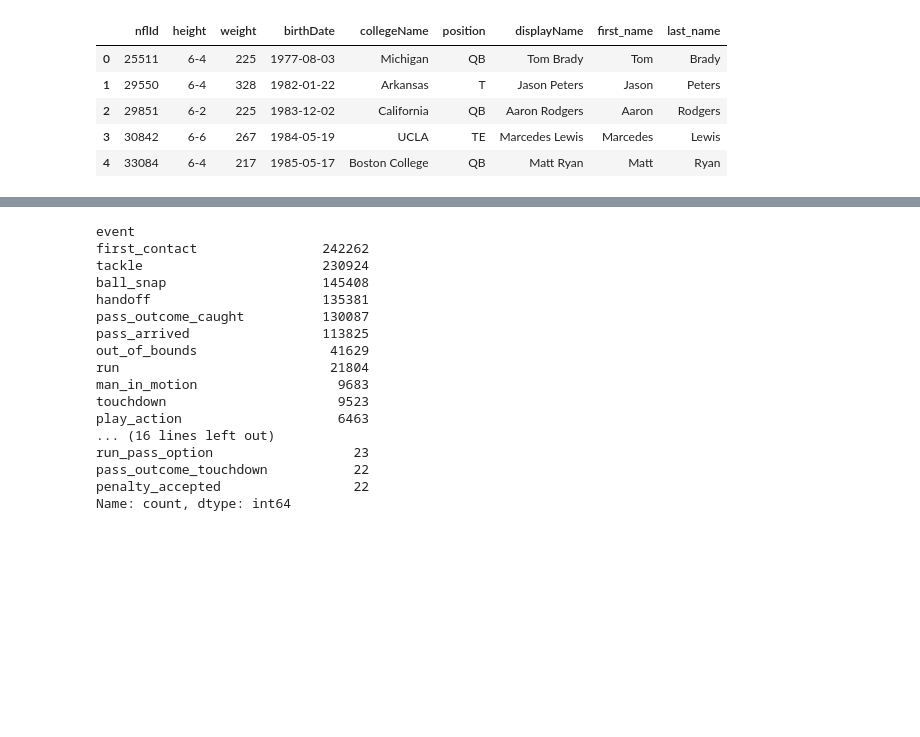
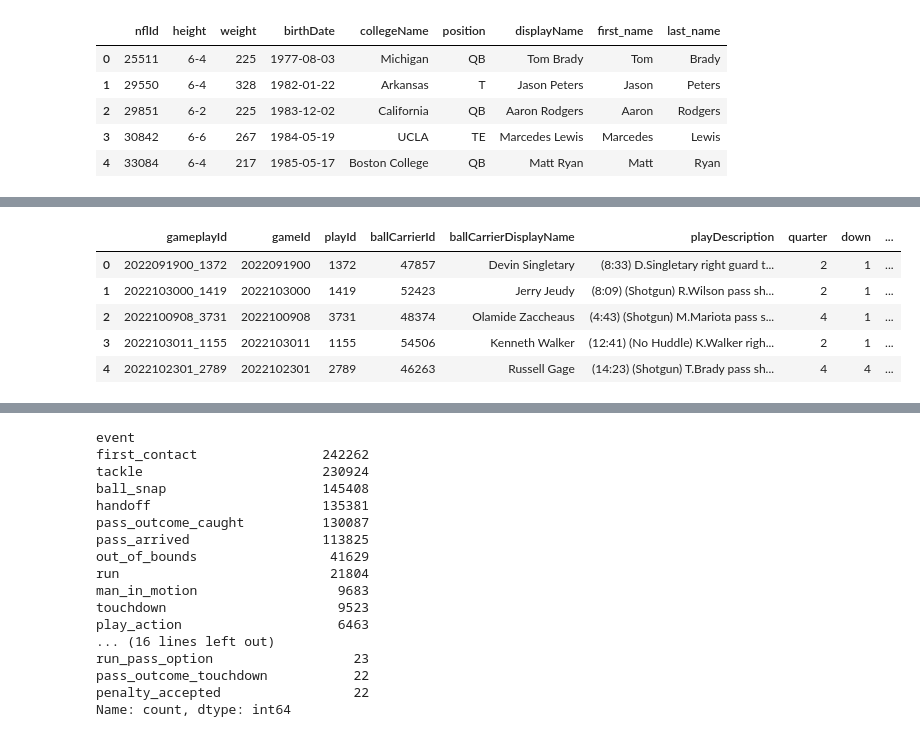
Before and after one commit to am-cook/bdb2024, a Jupyter notebook: injury_work.ipynb, the cells around one changed output, grey strips where cells are left out. Saved outputs shown, nothing was run; the diff lists cells and outputs as text; code cells hidden in the pictures; blank space fills up the shorter version.

```diff
--- a/injury_work.ipynb
+++ b/injury_work.ipynb
@@ -385,0 +538,10 @@ injured_players_nflIds =
+# %%
+tacklers_hurt_plays = plays.loc[plays['gameplayId'].isin(gps_inj_tacklers)].reset_index(drop = True)
+tacklers_hurt_plays.head()
+# %% [output]
+|  | gameplayId | gameId | playId | ballCarrierId | ballCarrierDisplayName | playDescription | quarter | down | ... |
+| 0 | 2022091900_1372 | 2022091900 | 1372 | 47857 | Devin Singletary | (8:33) D.Singletary right guard t... | 2 | 1 | ... |
+| 1 | 2022103000_1419 | 2022103000 | 1419 | 52423 | Jerry Jeudy | (8:09) (Shotgun) R.Wilson pass sh... | 2 | 1 | ... |
+| 2 | 2022100908_3731 | 2022100908 | 3731 | 48374 | Olamide Zaccheaus | (4:43) (Shotgun) M.Mariota pass s... | 4 | 1 | ... |
+| 3 | 2022103011_1155 | 2022103011 | 1155 | 54506 | Kenneth Walker | (12:41) (No Huddle) K.Walker righ... | 2 | 1 | ... |
+| 4 | 2022102301_2789 | 2022102301 | 2789 | 46263 | Russell Gage | (14:23) (Shotgun) T.Brady pass sh... | 4 | 4 | ... |
```
Also changed, not shown: parts of 51 cells of this notebook.
